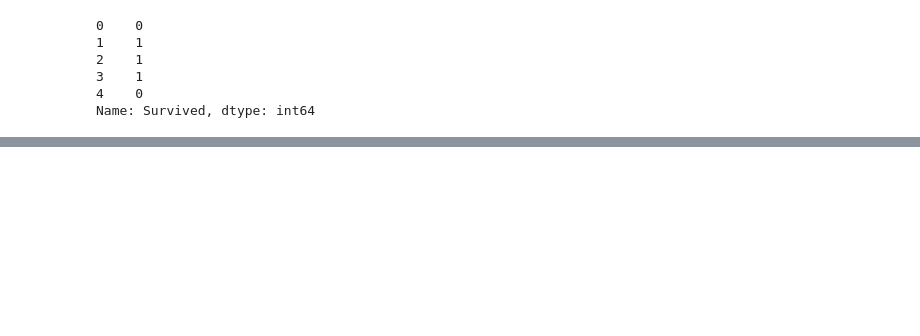
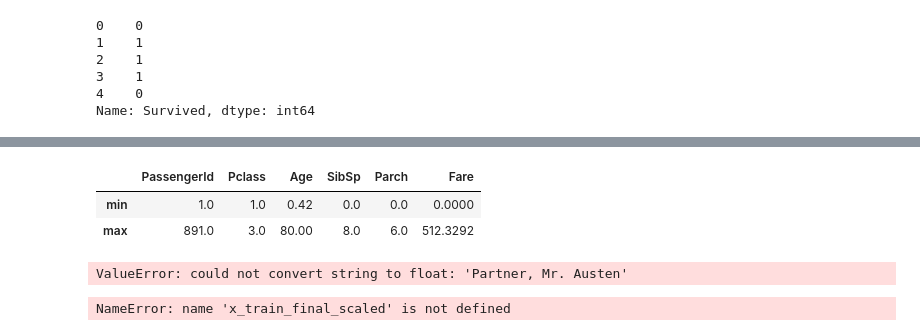
Before and after one commit to ankushkumarake1234-lang/AI-Ml, a Jupyter notebook: Machine Learning/class-01/1.ipynb, the cells around one changed output, grey strips where cells are left out. Drawn from its saved outputs; the diff is of its cells as text; code cells hidden in the pictures; blank space fills up the shorter version.

```diff
--- a/Machine Learning/class-01/1.ipynb
+++ b/Machine Learning/class-01/1.ipynb
@@ -180,0 +187,6 @@ print(y_pre)
+# %%
+x_train.describe().loc[['min','max']]
+# %% [output]
+|  | PassengerId | Pclass | Age | SibSp | Parch | Fare |
+| min | 1.0 | 1.0 | 0.42 | 0.0 | 0.0 | 0.0000 |
+| max | 891.0 | 3.0 | 80.00 | 8.0 | 6.0 | 512.3292 |
@@ -180,0 +195,14 @@ print(y_pre)
+# %%
+scaler = StandardScaler()
+x_train_final_scaled = scaler.fit_transform(x_train_final)
+x_test_final_scaled = scaler.transform(x_test_final)
+# %% [output]
+ValueError: could not convert string to float: 'Partner, Mr. Austen'
+# %%
+scaled_model = KNeighborsClassifier()
+scaled_model.fit(x_train_final_scaled,y_train)
+y_pred = scaled_model.predict(x_test_final_scaled)
+print(accuracy_score(y_test,y_pred))
+print(accuracy_score(y_test,y_pred_scaled_final))
+# %% [output]
+NameError: name 'x_train_final_scaled' is not defined
```
Also changed, not shown: parts of 8 cells of this notebook, 2 other files.
